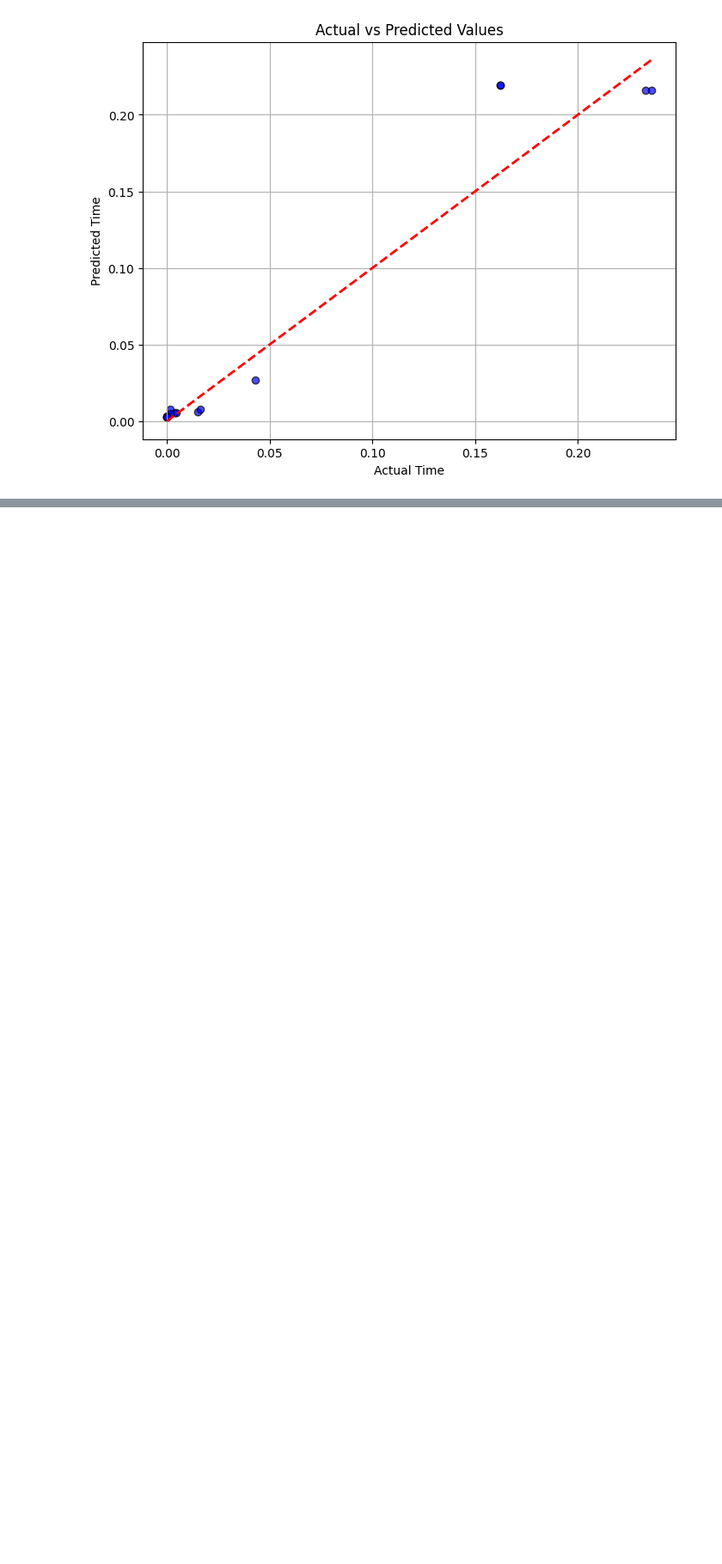
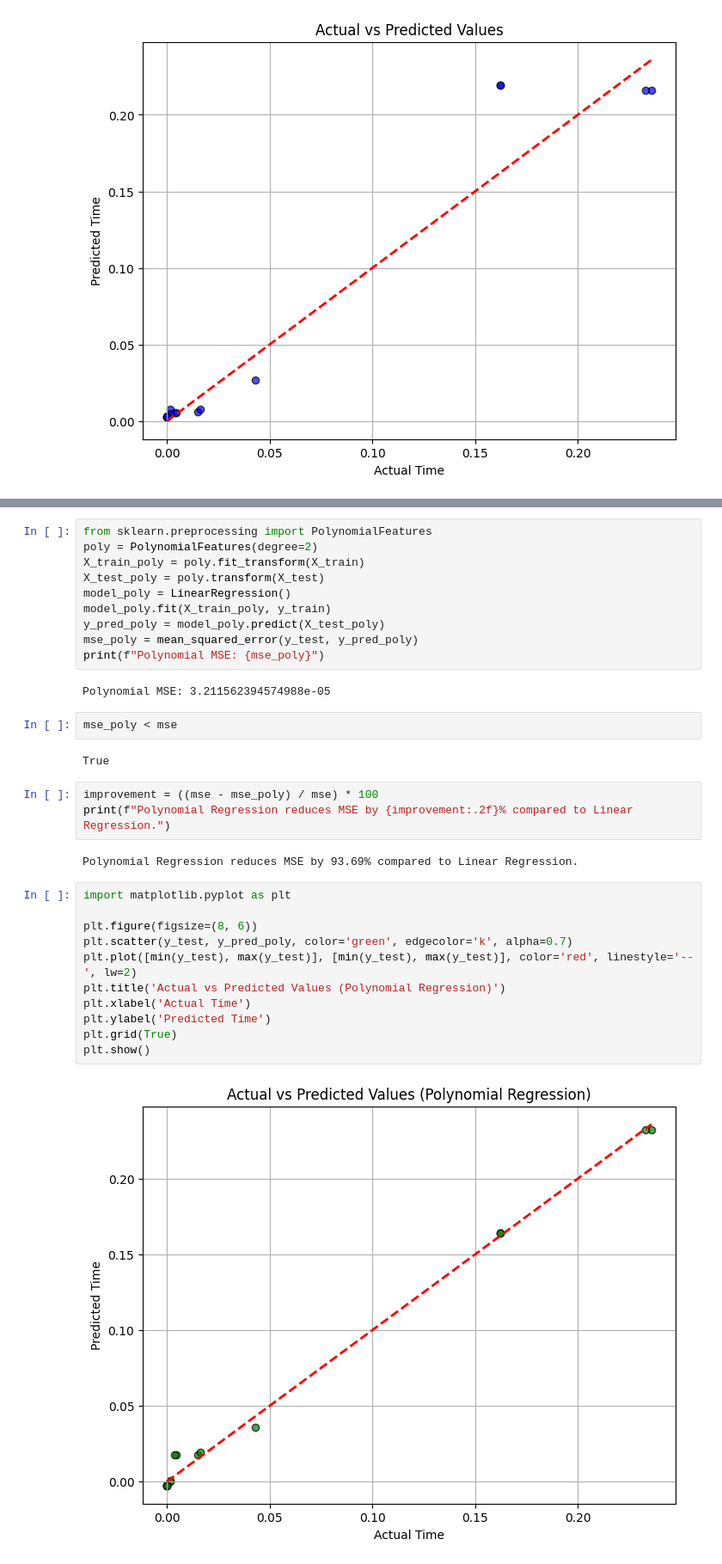
Before and after one commit to mehtee/M2R-ParallelQuicksort, a Jupyter notebook: linear_regression.ipynb, the cells around one changed output, grey strips where cells are left out. Shown: that part at 86% size. Drawn from its saved outputs; the diff is of its cells as text; blank space fills up the shorter version.

Commit message:
applied a polynomial regression model

```diff
--- a/linear_regression.ipynb
+++ b/linear_regression.ipynb
@@ -40,0 +55,34 @@ plt.show()
+# %%
+from sklearn.preprocessing import PolynomialFeatures
+poly = PolynomialFeatures(degree=2)
+X_train_poly = poly.fit_transform(X_train)
+X_test_poly = poly.transform(X_test)
+model_poly = LinearRegression()
+model_poly.fit(X_train_poly, y_train)
+y_pred_poly = model_poly.predict(X_test_poly)
+mse_poly = mean_squared_error(y_test, y_pred_poly)
+print(f"Polynomial MSE: {mse_poly}")
+# %% [output]
+Polynomial MSE: 3.211562394574988e-05
+# %%
+mse_poly < mse
+# %% [output]
+True
+# %%
+improvement = ((mse - mse_poly) / mse) * 100
+print(f"Polynomial Regression reduces MSE by {improvement:.2f}% compared to Linear Regression.")
+# %% [output]
+Polynomial Regression reduces MSE by 93.69% compared to Linear Regression.
+# %%
+import matplotlib.pyplot as plt
+
+plt.figure(figsize=(8, 6))
+plt.scatter(y_test, y_pred_poly, color='green', edgecolor='k', alpha=0.7)
+plt.plot([min(y_test), max(y_test)], [min(y_test), max(y_test)], color='red', linestyle='--', lw=2)
+plt.title('Actual vs Predicted Values (Polynomial Regression)')
+plt.xlabel('Actual Time')
+plt.ylabel('Predicted Time')
+plt.grid(True)
+plt.show()
+# %% [output]
+[figure, added]
```
Also changed, not shown: parts of 3 cells of this notebook.
